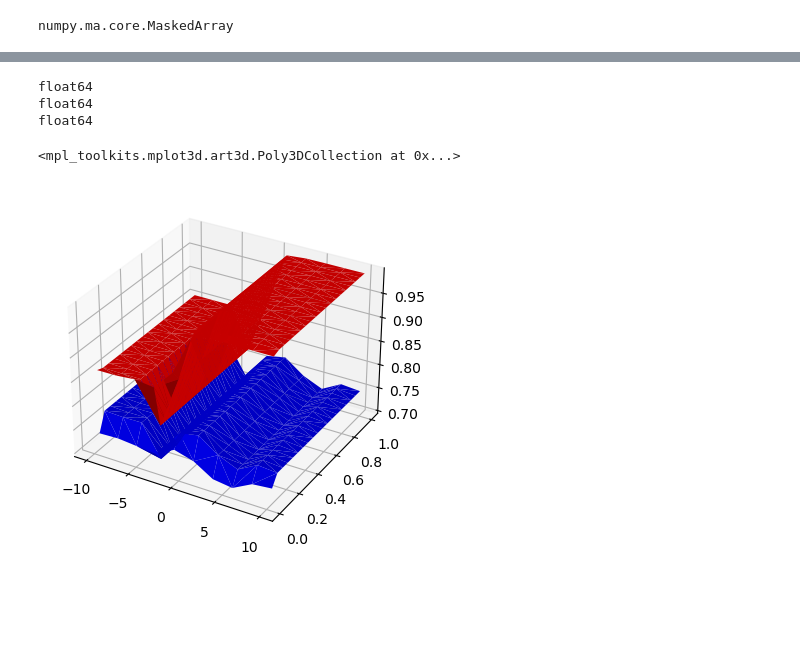
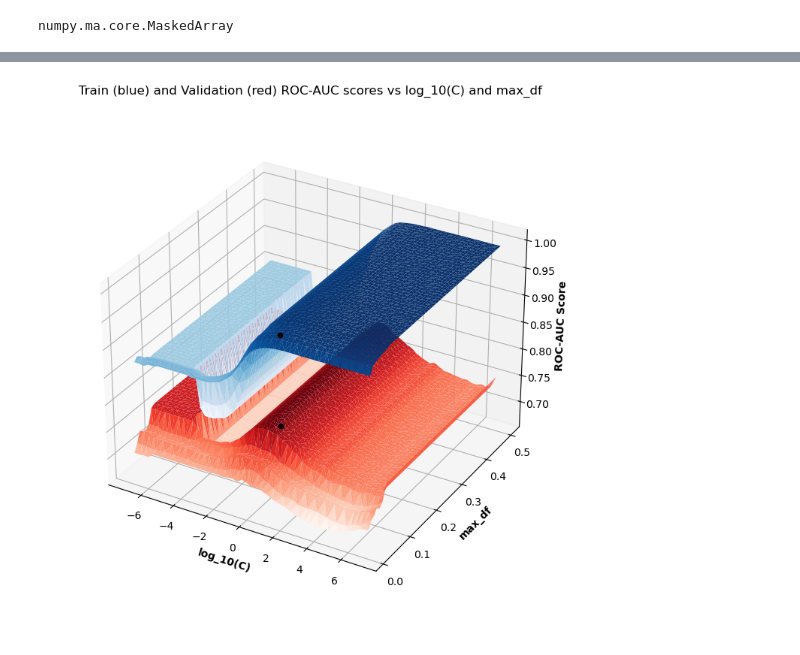
Before and after one commit to liam-strand/cs135-projA, a Jupyter notebook: problem1.ipynb, the cells around one changed output, grey strips where cells are left out. Drawn from its saved outputs; the diff is of its cells as text; code cells hidden in the pictures; blank space fills up the shorter version.

Commit message:
make pretty hyperparameter plot

```diff
--- a/problem1.ipynb
+++ b/problem1.ipynb
@@ -38,16 +38,16 @@ x_test = np.array(x_test)
 
 pipeline = sklearn.pipeline.Pipeline([
     ("bow_feature_extractor", CountVectorizer(ngram_range=(1,1), stop_words="english", strip_accents="ascii")),
-    ("classifier", LogisticRegression(max_iter=2000)),
+    ("classifier", LogisticRegression(max_iter=20000)),
 ])
 
 distributions = {
-    "classifier__C": np.logspace(-10, 10, 10),
+    "classifier__C": np.logspace(-7, 7, 50),
     # "bow_feature_extractor__min_df": np.linspace(0, 10, 5),
-    "bow_feature_extractor__max_df": np.linspace(0.0, 1.0, 20)
+    "bow_feature_extractor__max_df": np.linspace(0.01, 0.5, 50)
 }
 
-clf = GridSearchCV(pipeline, distributions, return_train_score=True, verbose=1, n_jobs=-1, cv=5, scoring=lambda e, x, y: roc_auc_score(y, e.predict(x)))
+clf = GridSearchCV(pipeline, distributions, return_train_score=True, verbose=2, n_jobs=-1, cv=5, scoring=lambda e, x, y: roc_auc_score(y, e.predict(x)))
 
 clf.fit(x, y)
 
@@ -107,46 +99,59 @@ array([-2., -1.,  0.,  1.,  2., -2., -1.,  0.,  1.,  2., -2., -1.,  0.,
 # %%
 # https://matplotlib.org/stable/gallery/mplot3d/wire3d.html#sphx-glr-gallery-mplot3d-wire3d-py
 
-from mpl_toolkits.mplot3d import axes3d
-
-fig = plt.figure(figsize=(10, 10))
-ax1 = fig.add_subplot(121, projection='3d')
-#ax2 = fig.add_subplot((1, 2, 2), projection='3d')
+fig = plt.figure(figsize=(20, 20))
+ax = fig.add_subplot(121, projection='3d', computed_zorder=False)
 
 # X is C values
 # Y is max_df values
 # Z is scores: either mean_test_score or mean_train_score
 x_axis = np.log10(np.asarray(clf.cv_results_["param_classifier__C"], dtype=np.float64))
 y_axis = np.asarray(clf.cv_results_["param_bow_feature_extractor__max_df"], dtype=np.float64)
 
 width = depth = 1
 bottom = np.zeros_like(clf.cv_results_["mean_test_score"])
 
+indices = np.indices(y_axis.shape)
+trunc_indis = indices[y_axis[indices] < 0.2]
+
+# y_axis = y_axis[trunc_indis]
+# x_axis = x_axis[trunc_indis]
+
 # grida, gridb = np.meshgrid(x_axis, y_axis)
 
 # print(grida)
 # print(gridb)
 
 # Grab some test data.
 # X, Y, Z = axes3d.get_test_data(0.05)
 
 # Plot a basic wireframe.
-# ax1.plot_wireframe([X], [Y, Z, rstride=10, cstride=10)
+# ax.plot_wireframe([X], [Y, Z, rstride=10, cstride=10)
 
 z_axis_1 = np.asarray(clf.cv_results_["mean_test_score"], dtype=np.float64)
 z_axis_2 = np.asarray(clf.cv_results_["mean_train_score"], dtype=np.float64)
 
-print(x_axis.dtype)
-print(y_axis.dtype)
-print(z_axis_1.dtype)
+# z_axis_1 = z_axis_1[trunc_indis]
+# z_axis_2 = z_axis_2[trunc_indis]
 
-ax1.plot_trisurf(x_axis, y_axis, z_axis_1, color="blue")
-ax1.plot_trisurf(x_axis, y_axis, z_axis_2, color="red")
-# ax1.bar3d(x_axis, y_axis, bottom, 0.5, 0.5, clf.cv_results_["mean_train_score"], shade=True, color="red", alpha=0.1)
-# ax1.set_title('Train and Validation scores vs ')
+# print(x_axis.dtype)
+# print(y_axis.dtype)
+# print(z_axis_1.dtype)
+
+ax.plot_trisurf(x_axis, y_axis, z_axis_1, cmap=plt.cm.Reds, label="Red", color="red", zorder=0)
+ax.plot_trisurf(x_axis, y_axis, z_axis_2, cmap=plt.cm.Blues, label="Blue", color="blue", zorder=10)
+ax.set_title("Train (blue) and Validation (red) ROC-AUC scores vs log_10(C) and max_df")
+
+best_train_score = clf.cv_results_["mean_train_score"][clf.best_index_]
+best_test_score = clf.cv_results_["mean_test_score"][clf.best_index_]
+best_C = clf.cv_results_["param_classifier__C"][clf.best_index_]
+best_max_df = clf.cv_results_["param_bow_feature_extractor__max_df"][clf.best_index_]
+
+ax.scatter([best_C, best_C], [best_max_df, best_max_df], [best_test_score, best_train_score], color="black", alpha=1.0, depthshade=False, zorder=20)
+
+ax.set_xlabel("log_10(C)", fontweight="bold")
+ax.set_ylabel("max_df", fontweight="bold")
+ax.set_zlabel("ROC-AUC Score", fontweight="bold")
+ax.set_box_aspect(aspect=None, zoom=0.9)
 # %% [output]
-float64
-float64
-float64
-<mpl_toolkits.mplot3d.art3d.Poly3DCollection at 0x...>
-[figure, old version]
+[figure, new version]
```
Also changed, not shown: parts of 4 cells of this notebook, 2 other files.
